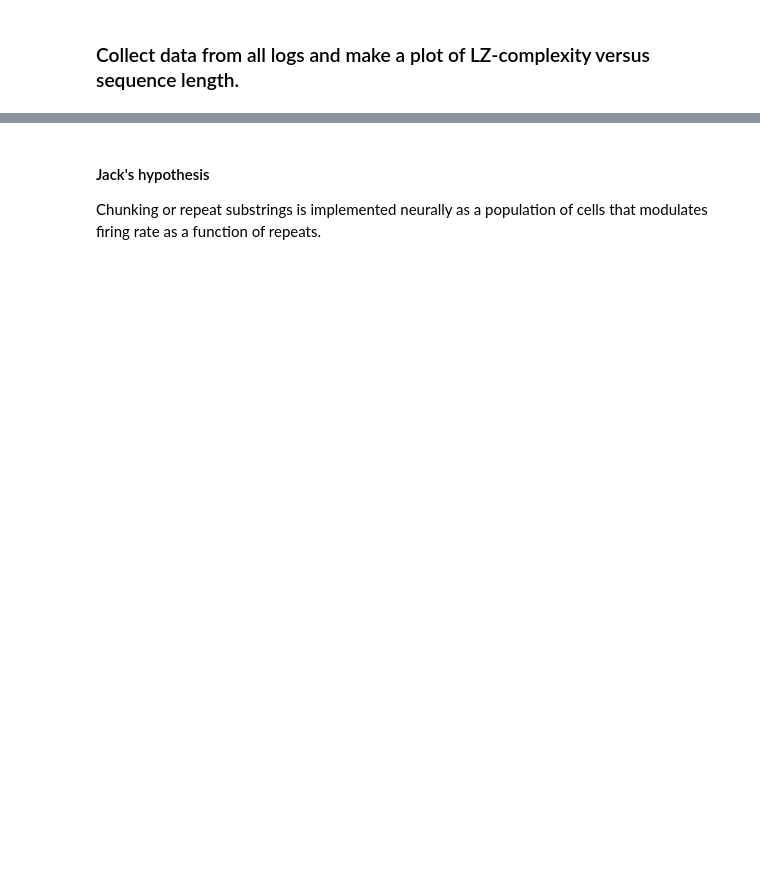
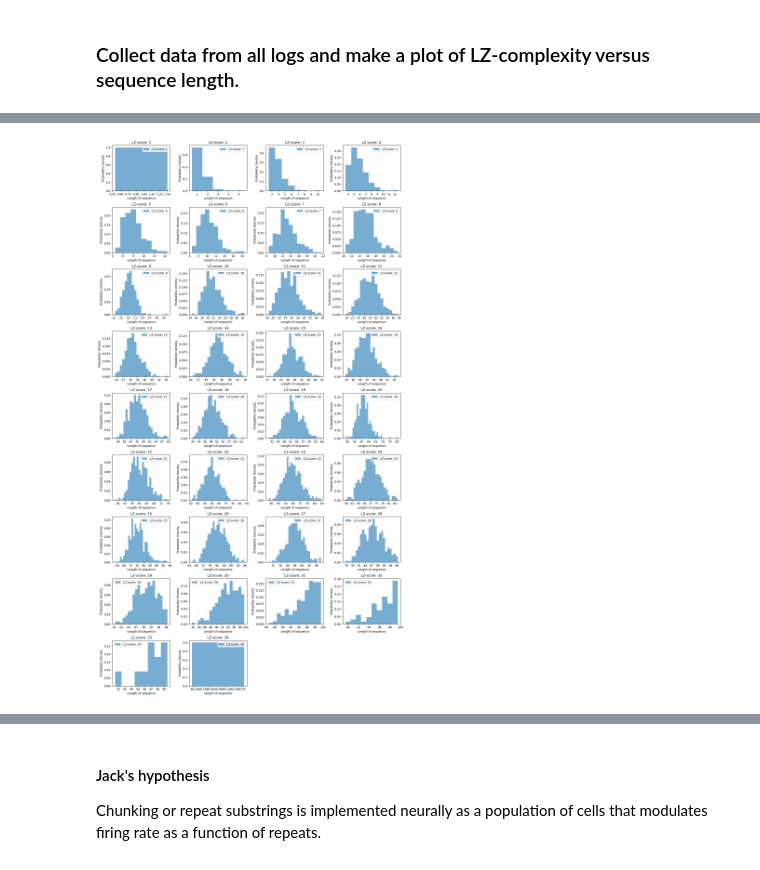
Before and after one commit to qsimeon/PSY1401Projects, a Jupyter notebook: final_project/LempelZivScheme.ipynb, the cells around one changed output, grey strips where cells are left out. Drawn from its saved outputs; the diff is of its cells as text; code cells hidden in the pictures; blank space fills up the shorter version.

```diff
--- a/final_project/LempelZivScheme.ipynb
+++ b/final_project/LempelZivScheme.ipynb
@@ -173,0 +353,46 @@ plt.show()
+# %%
+# Mapping from sequences to LZ scores
+score_to_sequences = defaultdict(list)
+for score, sequence in zip(scores, sequences):
+    score_to_sequences[score].append(sequence)
+
+# Calculate the number of rows/columns for the subplots
+unique_scores = sorted(np.unique(scores))
+n_unique_scores = len(unique_scores)
+n_cols = 4  # You can define how many columns you want
+n_rows = (
+    n_unique_scores + n_cols - 1
+) // n_cols  # This ensures that we have enough rows
+
+# Create subplots
+fig, axs = plt.subplots(
+    n_rows, n_cols, figsize=(15, n_rows * 3)
+)  # Adjust the size as needed
+axs = axs.flatten()  # Flatten the array of axes for easy iteration
+
+# Plot a histogram for each LZ-score on its own subplot
+for idx, score in enumerate(unique_scores):
+    lens = [len(seq) for seq in score_to_sequences[score]]
+    axs[idx].hist(
+        lens,
+        bins=np.arange(min(lens) - 0.5, max(lens) + 1.5),
+        alpha=0.6,
+        label=f"LZ-score: {score}",
+        density=True,
+    )
+    axs[idx].xaxis.set_major_locator(
+        MaxNLocator(integer=True)
+    )  # Set x-axis to show only integer ticks
+    axs[idx].set_xlabel("Length of sequence")
+    axs[idx].set_ylabel("Probability Density")
+    axs[idx].set_title(f"LZ-score: {score}")
+    axs[idx].legend()
+
+# Hide any extra subplots that aren't needed
+for ax in axs[n_unique_scores:]:
+    ax.set_visible(False)
+
+plt.tight_layout()
+plt.show()
+# %% [output]
+[figure, added]
```
Also changed, not shown: parts of 14 cells of this notebook, 3 other files.
